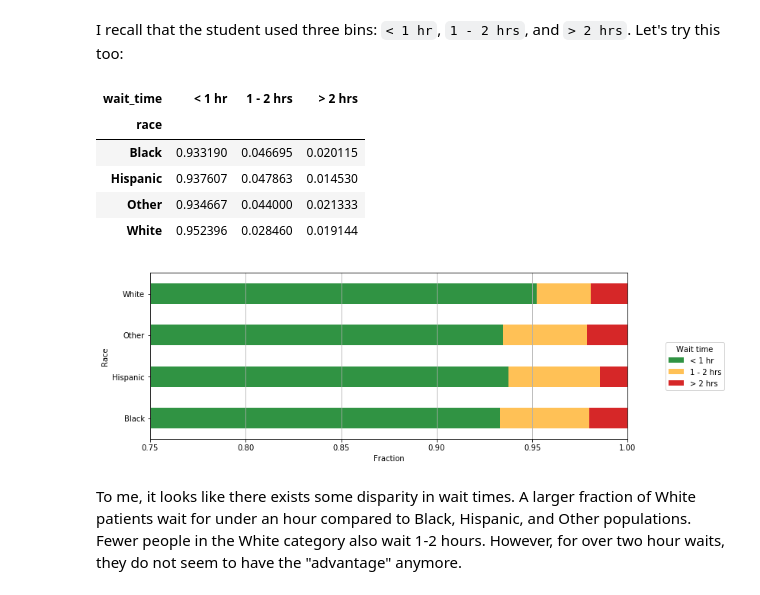
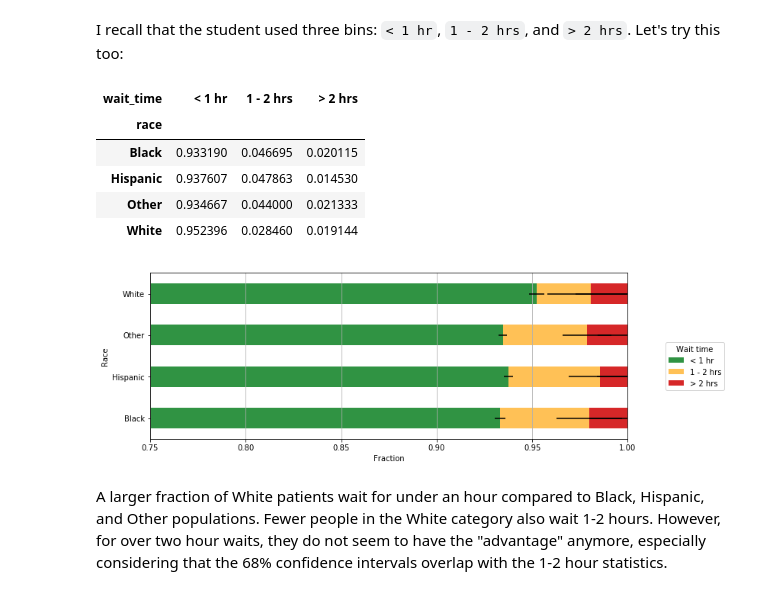
Before and after one commit to jwuphysics/health-data, a Jupyter notebook: medicare-current-beneficiary-survey_2013/notebook/a first glance.ipynb, the cells around one changed output. Cells and saved outputs as stored; diff of their text form; code cells hidden in the pictures.

Commit message:
add confidence intervals

```diff
--- a/medicare-current-beneficiary-survey_2013/notebook/a first glance.ipynb
+++ b/medicare-current-beneficiary-survey_2013/notebook/a first glance.ipynb
@@ -146,39 +150,41 @@ wait_df['> 2 hrs'] = wait_df['2 hours or more']
 wait_df.drop(['0 to 15 mins', '16 to 30 mins', '31 to 59 mins', '60 to 119 mins', '2 hours or more'], axis=1, inplace=True)
 
 # and convert to percentages
-wait_df = wait_df.apply(lambda x: x / x.sum(), axis=1)
+wait_fractions = wait_df.apply(lambda x: x / x.sum(), axis=1)
 
+# uncertainties
+wait_uncertainties = wait_df.apply(lambda x: np.sqrt(x * (x.sum() - x) / (x.sum())**3), axis=0)
 
 # plot as above
 fig, ax = plt.subplots(1, 1, figsize=(12, 4))
 
 # create rgb colormap
 from matplotlib.colors import ListedColormap
 rgb_cmap = ListedColormap([np.array([48., 147., 67.]) / 255.,
                            np.array([255., 193., 86.]) / 255.,
                            np.array([214., 39., 40.]) / 255.], name='rgb_cmap')
 
-wait_df.plot(kind='barh', stacked=True, legend=False, ax=ax, colormap=rgb_cmap)
+wait_fractions.plot(kind='barh', stacked=True, legend=False, ax=ax, colormap=rgb_cmap, xerr=wait_uncertainties)
 ax.set_xlabel('Fraction')
 ax.set_xlim(0.75, 1)
 ax.set_ylabel('Race')
 ax.grid('on', axis='x')
 
 fig.subplots_adjust(right=0.85)
 
 legend = fig.legend(*ax.get_legend_handles_labels(), loc='center right')
 legend.set_title('Wait time')
 legend.set_alpha(1.0)
 
 # show table
-wait_df
+wait_fractions
 # %% [output]
 | wait_time | < 1 hr | 1 - 2 hrs | > 2 hrs |
 | race |  |  |  |
 | Black | 0.933190 | 0.046695 | 0.020115 |
 | Hispanic | 0.937607 | 0.047863 | 0.014530 |
 | Other | 0.934667 | 0.044000 | 0.021333 |
 | White | 0.952396 | 0.028460 | 0.019144 |
-[figure, old version]
+[figure, new version]
 # %% [markdown]
-To me, it looks like there exists some disparity in wait times. A larger fraction of White patients wait for under an hour compared to Black, Hispanic, and Other populations. Fewer people in the White category also wait 1-2 hours. However, for over two hour waits, they do not seem to have the "advantage" anymore.
+A larger fraction of White patients wait for under an hour compared to Black, Hispanic, and Other populations. Fewer people in the White category also wait 1-2 hours. However, for over two hour waits, they do not seem to have the "advantage" anymore, especially considering that the 68% confidence intervals overlap with the 1-2 hour statistics.
```
Also changed, not shown: parts of 5 cells of this notebook.
